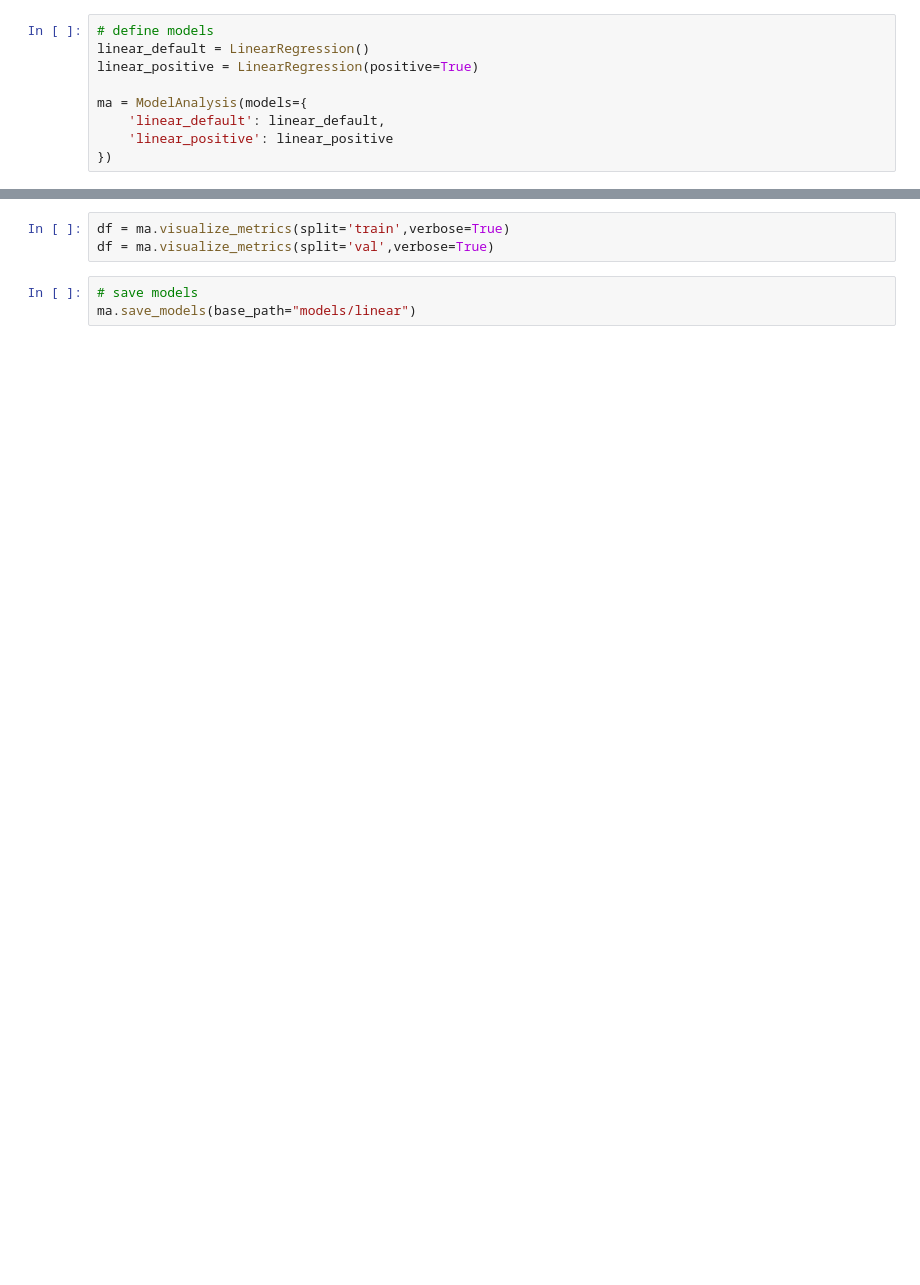
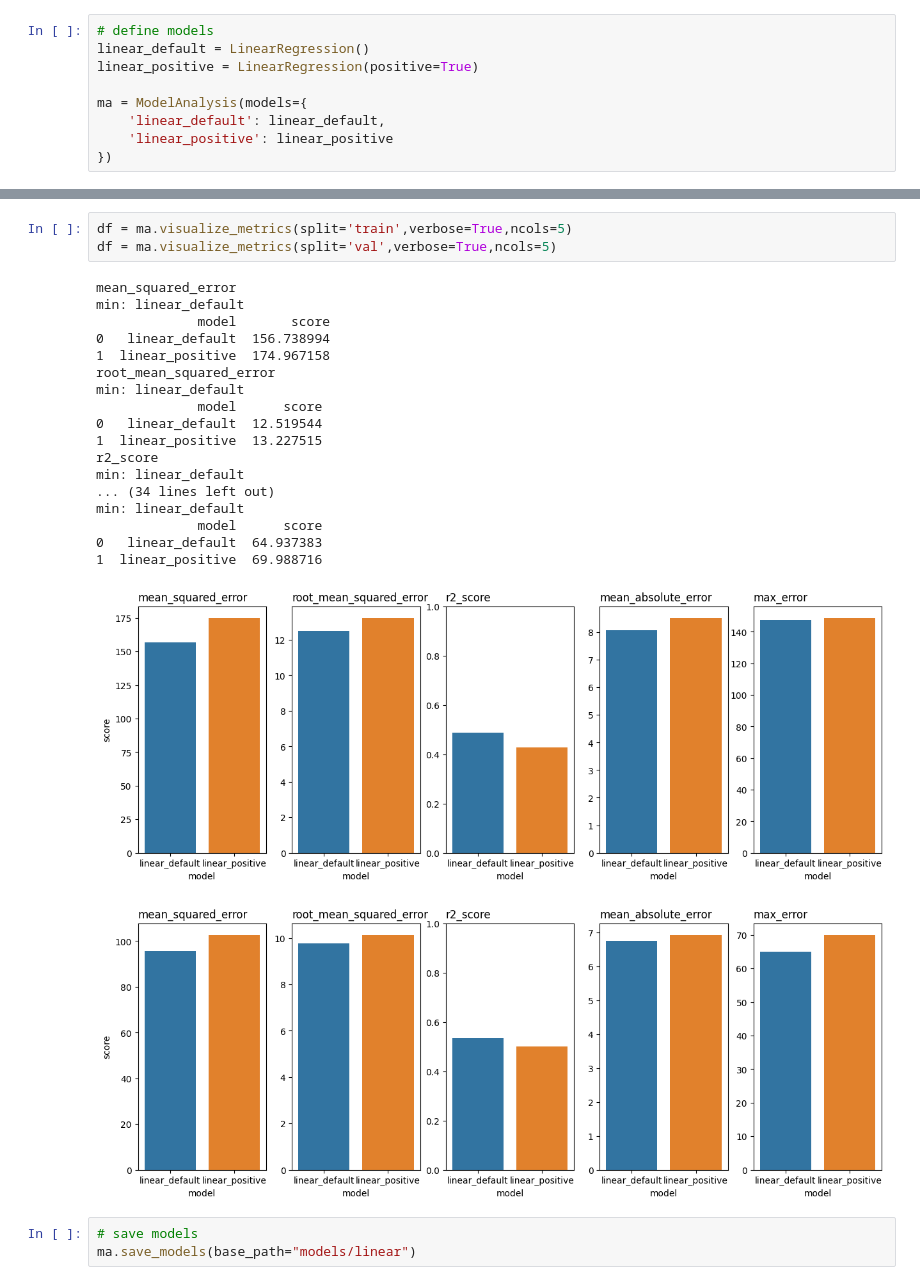
Before and after one commit to MarcelRosier/bdp_project, a Jupyter notebook: mental_health/tune_linear.ipynb, the cells around one changed output, grey strips where cells are left out. Saved outputs shown, nothing was run; the diff lists cells and outputs as text; blank space fills up the shorter version.

```diff
--- a/mental_health/tune_linear.ipynb
+++ b/mental_health/tune_linear.ipynb
@@ -22,6 +33,26 @@ ma.visualize_predictions(split='val')
 # %%
-df = ma.visualize_metrics(split='train',verbose=True)
-df = ma.visualize_metrics(split='val',verbose=True)
+df = ma.visualize_metrics(split='train',verbose=True,ncols=5)
+df = ma.visualize_metrics(split='val',verbose=True,ncols=5)
+# %% [output]
+mean_squared_error
+min: linear_default
+             model       score
+0   linear_default  156.738994
+1  linear_positive  174.967158
+root_mean_squared_error
+min: linear_default
+             model      score
+0   linear_default  12.519544
+1  linear_positive  13.227515
+r2_score
+min: linear_default
+... (34 lines left out)
+min: linear_default
+             model      score
+0   linear_default  64.937383
+1  linear_positive  69.988716
+[figure, added]
+[figure, added]
 # %%
 # save models
 ma.save_models(base_path="models/linear")
```
Also changed, not shown: parts of 4 cells of this notebook, 22 other files.
